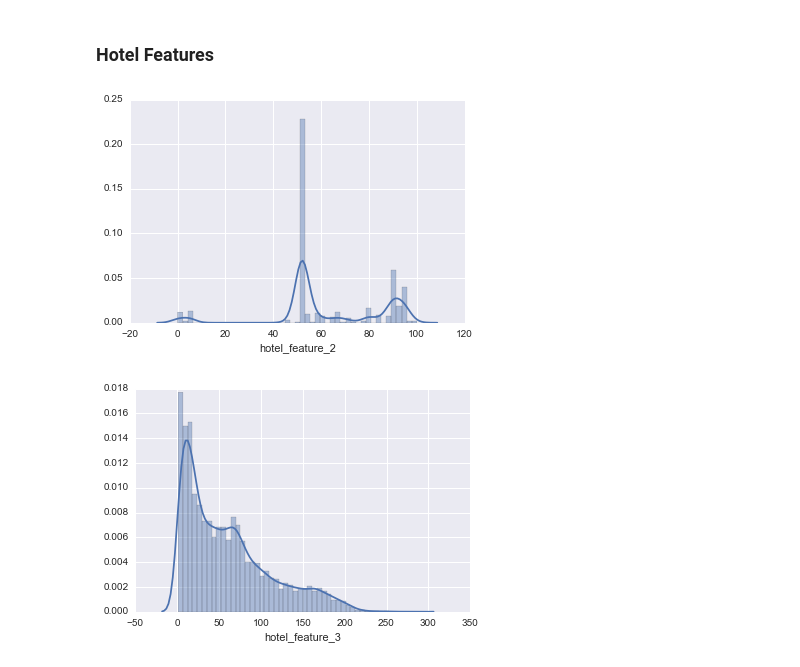
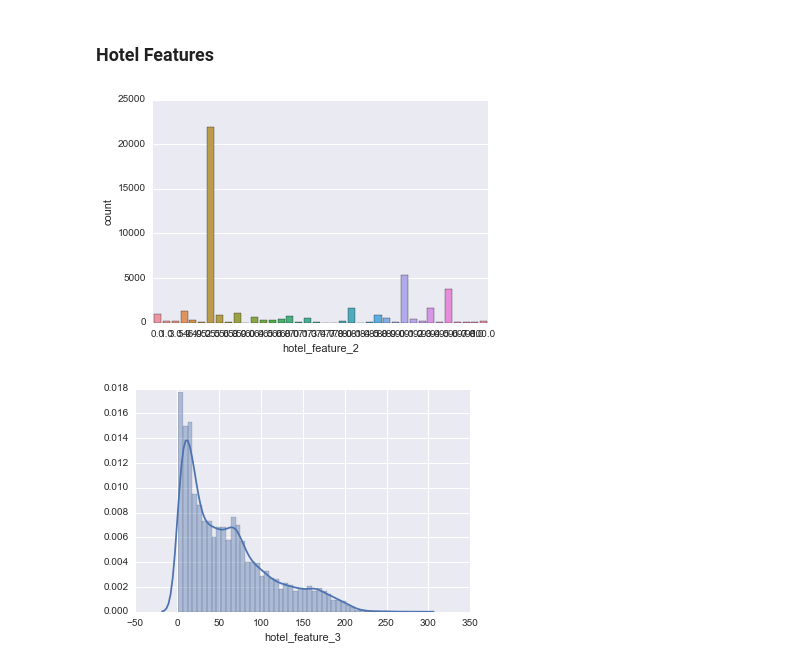
Before and after one commit to Upsidealien/Hotel-Case-Study, a Jupyter notebook: Presentation_1.ipynb, the cells around one changed output. Drawn from its saved outputs; the diff is of its cells as text; code cells hidden in the pictures.

```diff
--- a/Presentation_1.ipynb
+++ b/Presentation_1.ipynb
@@ -133,10 +133,10 @@ The ratio of on promo of the dataset is 0.51
 # %% [markdown]
 ### Hotel Features
 # %%
-sb.distplot(df['hotel_feature_2'])
+sb.countplot(x="hotel_feature_2", data=df)
 plt.savefig("hotel_feature_2.png")
 # %% [output]
-[figure, old version]
+[figure, new version]
 # %%
 sb.distplot(df['hotel_feature_3'])
 plt.savefig("hotel_feature_3.png")
```
Also changed, not shown: parts of 13 cells of this notebook, 2 other files.
